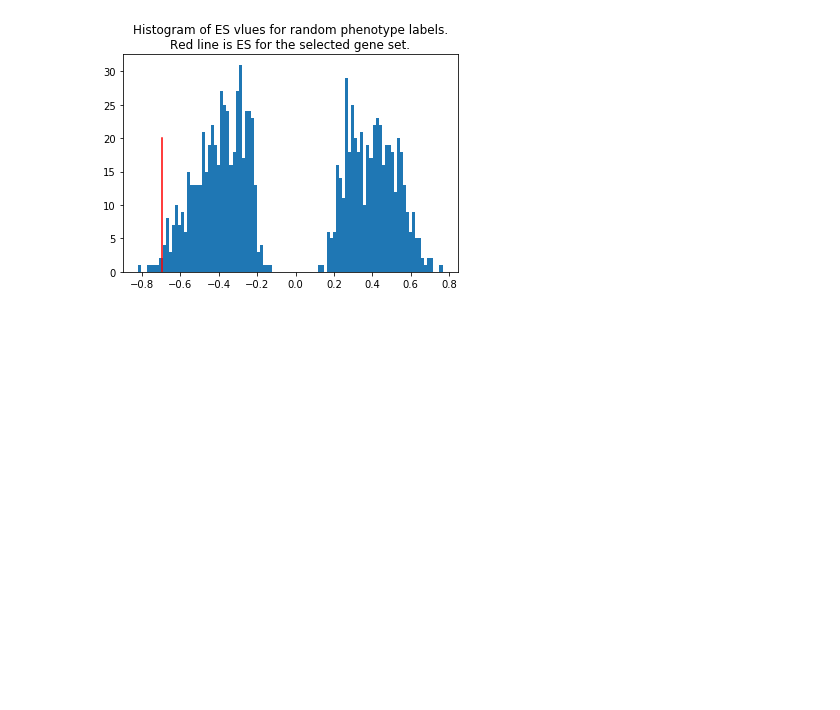
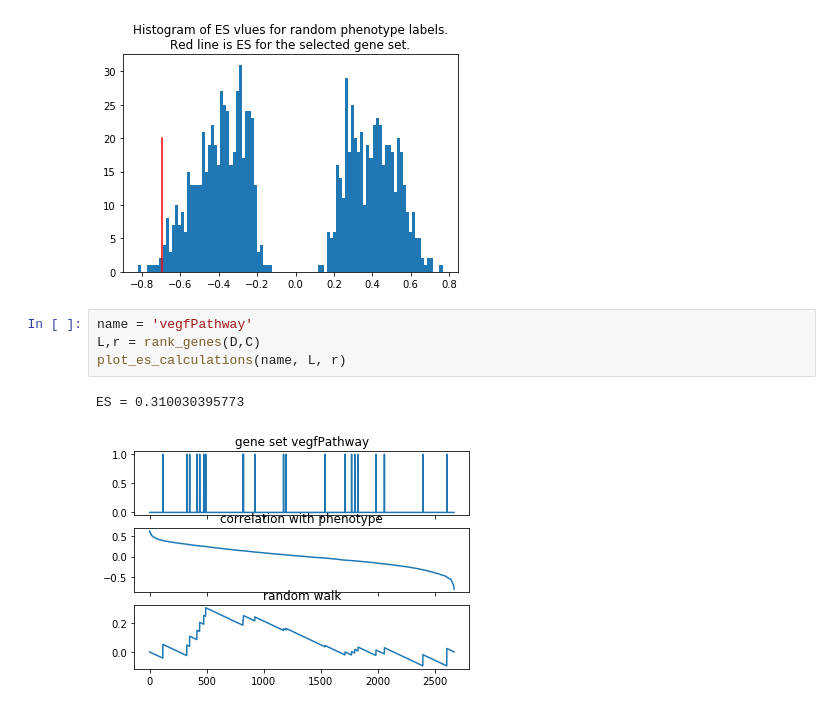
Before and after one commit to mrcinv/GSEA.py, a Jupyter notebook: Leukemia.ipynb, the cells around one changed output. Drawn from its saved outputs; the diff is of its cells as text; blank space fills up the shorter version.

```diff
--- a/Leukemia.ipynb
+++ b/Leukemia.ipynb
@@ -189,3 +192,10 @@ title("Histogram of ES vlues for random phenotype labels.\nRed line is ES for th
 # %% [output]
 <matplotlib.text.Text at 0x...>
 [figure]
+# %%
+name = 'vegfPathway'
+L,r = rank_genes(D,C)
+plot_es_calculations(name, L, r)
+# %% [output]
+ES = 0.310030395773
+[figure, added]
```
Also changed, not shown: parts of 4 cells of this notebook.
